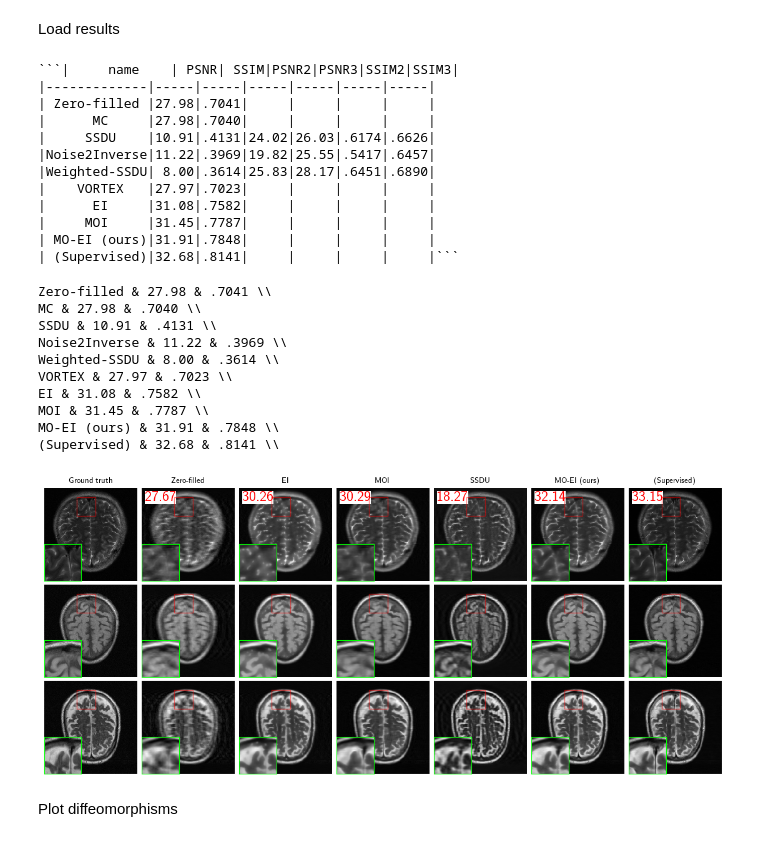
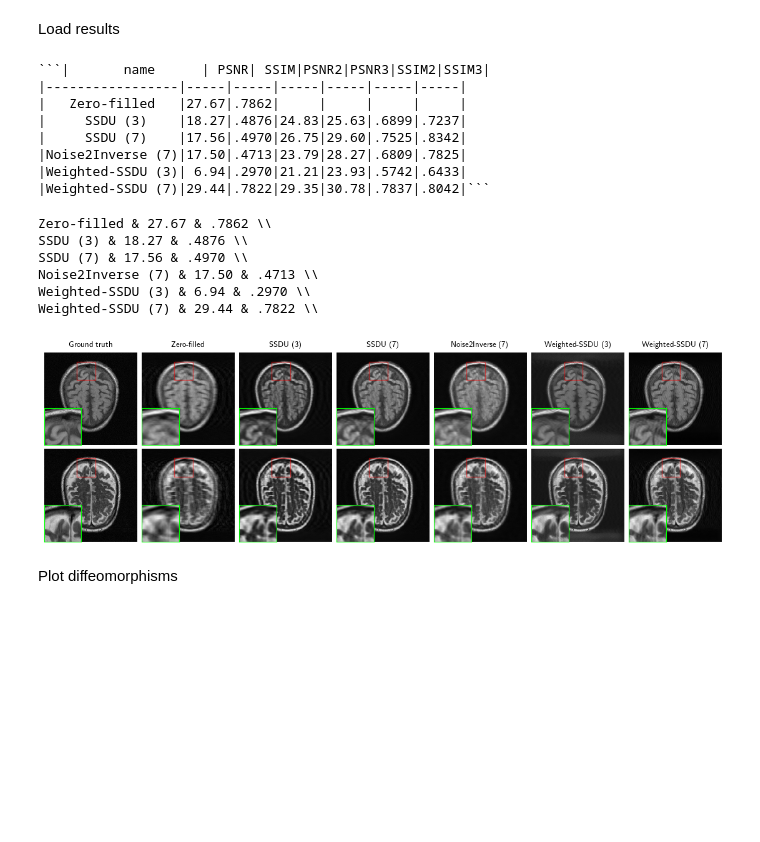
Before and after one commit to Andrewwango/deepinv-selfsup-fastmri, a Jupyter notebook: paper_results.ipynb, the cells around one changed output. Saved outputs shown, nothing was run; the diff lists cells and outputs as text; code cells hidden in the pictures; blank space fills up the shorter version.

````diff
--- a/paper_results.ipynb
+++ b/paper_results.ipynb
@@ -74,7 +74,7 @@ ids = eval(f"ids_{chosen}")
 Load results
 # %%
 filter_results = ("temp",)
-filter_sample = ("MC", "Noise2Inverse", "EI (diffeo)", "MO-EI (rotate)", "VORTEX", "Adversarial", "UAIR", "Weighted-SSDU")
+filter_sample = ("MC", "Noise2Inverse", "EI (diffeo)", "MO-EI (rotate)", "VORTEX", "Adversarial", "UAIR")#, "Weighted-SSDU")
 # %%
 results = {}
 for title, id in ids.items():
@@ -99,32 +99,24 @@ table += [
 ]
 print(markdown_table(table).set_params(row_sep="markdown").get_markdown())
 # %% [output]
-```|     name    | PSNR| SSIM|PSNR2|PSNR3|SSIM2|SSIM3|
-|-------------|-----|-----|-----|-----|-----|-----|
-| Zero-filled |27.98|.7041|     |     |     |     |
-|      MC     |27.98|.7040|     |     |     |     |
-|     SSDU    |10.91|.4131|24.02|26.03|.6174|.6626|
-|Noise2Inverse|11.22|.3969|19.82|25.55|.5417|.6457|
-|Weighted-SSDU| 8.00|.3614|25.83|28.17|.6451|.6890|
-|    VORTEX   |27.97|.7023|     |     |     |     |
-|      EI     |31.08|.7582|     |     |     |     |
-|     MOI     |31.45|.7787|     |     |     |     |
-| MO-EI (ours)|31.91|.7848|     |     |     |     |
-| (Supervised)|32.68|.8141|     |     |     |     |```
+```|       name      | PSNR| SSIM|PSNR2|PSNR3|SSIM2|SSIM3|
+|-----------------|-----|-----|-----|-----|-----|-----|
+|   Zero-filled   |27.67|.7862|     |     |     |     |
+|     SSDU (3)    |18.27|.4876|24.83|25.63|.6899|.7237|
+|     SSDU (7)    |17.56|.4970|26.75|29.60|.7525|.8342|
+|Noise2Inverse (7)|17.50|.4713|23.79|28.27|.6809|.7825|
+|Weighted-SSDU (3)| 6.94|.2970|21.21|23.93|.5742|.6433|
+|Weighted-SSDU (7)|29.44|.7822|29.35|30.78|.7837|.8042|```
 # %%
 for m in table:
     print(rf'{m["name"]} & {m["PSNR"]} & {m["SSIM"]} \\')
 # %% [output]
-Zero-filled & 27.98 & .7041 \\
-MC & 27.98 & .7040 \\
-SSDU & 10.91 & .4131 \\
-Noise2Inverse & 11.22 & .3969 \\
-Weighted-SSDU & 8.00 & .3614 \\
-VORTEX & 27.97 & .7023 \\
-EI & 31.08 & .7582 \\
-MOI & 31.45 & .7787 \\
-MO-EI (ours) & 31.91 & .7848 \\
-(Supervised) & 32.68 & .8141 \\
+Zero-filled & 27.67 & .7862 \\
+SSDU (3) & 18.27 & .4876 \\
+SSDU (7) & 17.56 & .4970 \\
+Noise2Inverse (7) & 17.50 & .4713 \\
+Weighted-SSDU (3) & 6.94 & .2970 \\
+Weighted-SSDU (7) & 29.44 & .7822 \\
 # %%
 for r in results.values():
     if "sample" in r and "x" in r["sample"]:
@@ -138,17 +130,17 @@ plot_dict = {
 } | {
     k: from_numpy(results[k]["sample"]["x_hat"]) for k in results if k not in filter_sample + filter_results
 }
-labels = ["", repr(list(results.values())[0]["PSNR no learning"], 2)] + [repr(results[k]["PSNR"], 2) for k in results if k not in filter_sample + filter_results]
+labels = []#["", repr(list(results.values())[0]["PSNR no learning"], 2)] + [repr(results[k]["PSNR"], 2) for k in results if k not in filter_sample + filter_results]
 #plot(plot_dict, save_fn=f"models/paper/results_{chosen}.png", dpi=1200)
 # %%
-s = [2, 5, 19]#brain [0,2]#brkn_trans [0, 2, 5]#knee [5, 19]#brain_ssdu
+s =  [5, 19]#brain_ssdu [2, 5, 19]#brain [0,2]#brkn_trans [0, 2, 5]#knee
 plot_inset([preprocess_img(i)[s] for i in plot_dict.values()], titles=list(plot_dict.keys()), dpi=600, save_fn=f"models/paper/results_{chosen}.png", labels=labels,
     #extract_loc=(0.1, 0.4), inset_loc=(0, 0.6) #knee
     extract_loc=(0.35, 0.1), inset_loc=(0, 0.6) #brain
     #extract_loc=(0.4, 0.45), inset_loc=(0, 0.6) #brkn_trans
 )
 # %% [output]
-[figure, old version]
+[figure, new version]
 # %% [markdown]
 Plot diffeomorphisms
 # %%
````
Also changed, not shown: parts of 1 cell of this notebook, 4 other files.
